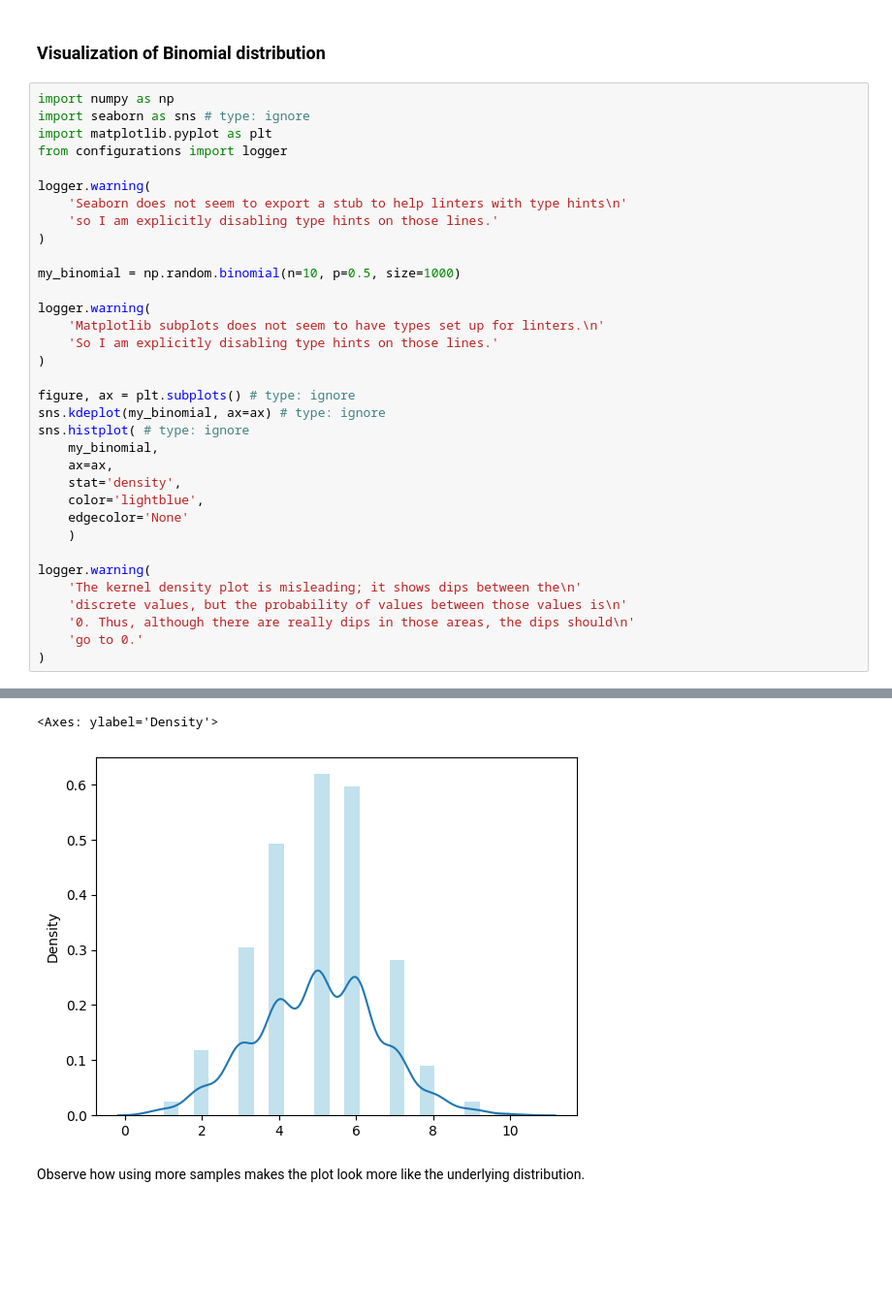
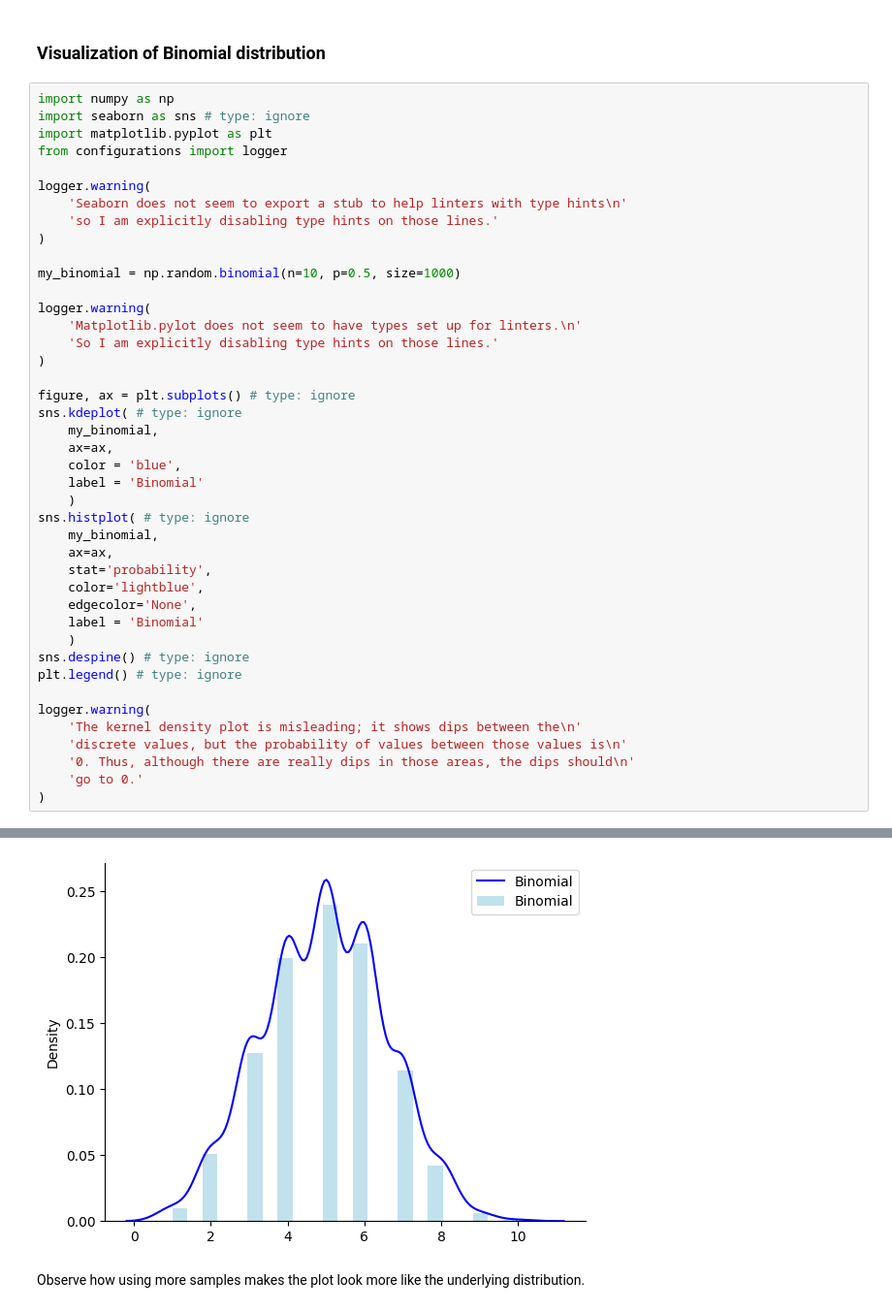
Before and after one commit to KatlehoJordan/ds-playground, a Jupyter notebook: python/notebooks/numpy_tutorial/binomial-distribution.ipynb, the cells around one changed output, grey strips where cells are left out. Shown at 97% size. Saved outputs shown, nothing was run; the diff lists cells and outputs as text; blank space fills up the shorter version.

```diff
--- a/python/notebooks/numpy_tutorial/binomial-distribution.ipynb
+++ b/python/notebooks/numpy_tutorial/binomial-distribution.ipynb
@@ -53,19 +53,27 @@ logger.warning(
 my_binomial = np.random.binomial(n=10, p=0.5, size=1000)
 
 logger.warning(
-    'Matplotlib subplots does not seem to have types set up for linters.\n'
+    'Matplotlib.pylot does not seem to have types set up for linters.\n'
     'So I am explicitly disabling type hints on those lines.'
 )
 
 figure, ax = plt.subplots() # type: ignore
-sns.kdeplot(my_binomial, ax=ax) # type: ignore
+sns.kdeplot( # type: ignore
+    my_binomial,
+    ax=ax,
+    color = 'blue',
+    label = 'Binomial'
+    )
 sns.histplot( # type: ignore
     my_binomial,
     ax=ax,
-    stat='density',
+    stat='probability',
     color='lightblue',
-    edgecolor='None'
+    edgecolor='None',
+    label = 'Binomial'
     )
+sns.despine() # type: ignore
+plt.legend() # type: ignore
 
 logger.warning(
     'The kernel density plot is misleading; it shows dips between the\n'
@@ -89,5 +102,4 @@ So I am explicitly disabling type hints on those lines.
-<Axes: ylabel='Density'>
-[figure, old version]
+[figure, new version]
 # %% [markdown]
 Observe how using more samples makes the plot look more like the underlying distribution.
 # %%
```
Also changed, not shown: parts of 4 cells of this notebook, 2 other files.
